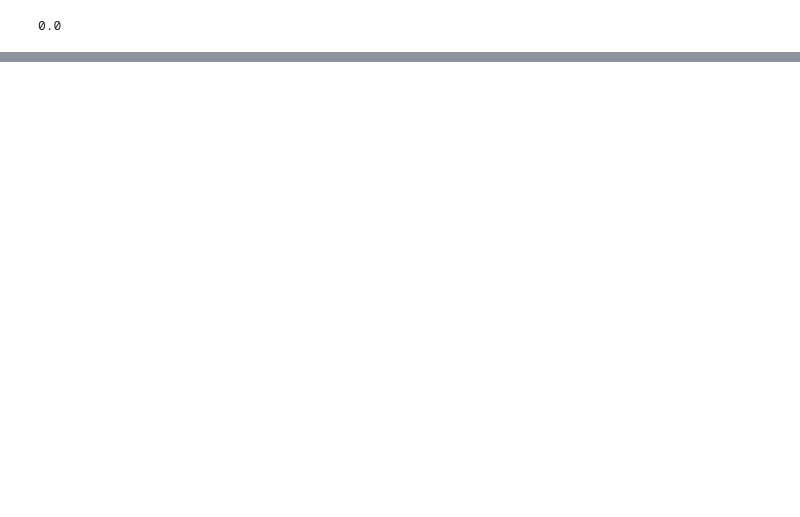
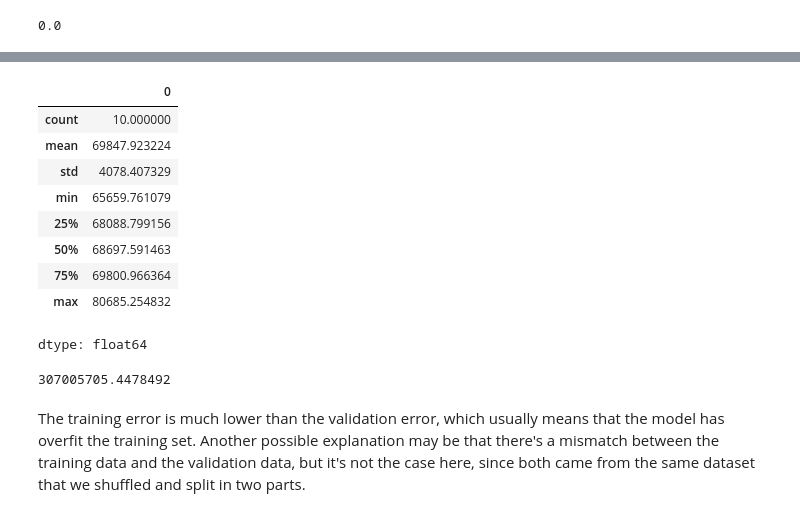
Before and after one commit to Done-Yang/CSS_Layout_learning, a Jupyter notebook: starterproject.ipynb, the cells around one changed output, grey strips where cells are left out. Drawn from its saved outputs; the diff is of its cells as text; code cells hidden in the pictures; blank space fills up the shorter version.

```diff
--- a/starterproject.ipynb
+++ b/starterproject.ipynb
@@ -1315,0 +1336,16 @@ tree_rmse
+# %%
+#To computes the error stats for the linear model
+lin_rmses = -cross_val_score(lin_reg, housing, housing_labels,
+                              scoring="neg_root_mean_squared_error", cv=10)
+pd.Series(lin_rmses).describe()
+# %% [output]
+|  | 0 |
+| count | 10.000000 |
+| mean | 69847.923224 |
+| std | 4078.407329 |
+| min | 65659.761079 |
+| 25% | 68088.799156 |
+| 50% | 68697.591463 |
+| 75% | 69800.966364 |
+| max | 80685.254832 |
+dtype: float64
@@ -1315,0 +1359,11 @@ tree_rmse
+# %%
+## Let's compare this RMSE measured using cross-validation (the "validation error") with the RMSE measured on the training set (the "training error"):
+
+forest_reg.fit(housing, housing_labels)
+housing_predictions = forest_reg.predict(housing)
+forest_rmse = mean_squared_error(housing_labels, housing_predictions)
+forest_rmse
+# %% [output]
+307005705.4478492
+# %% [markdown]
+The training error is much lower than the validation error, which usually means that the model has overfit the training set. Another possible explanation may be that there's a mismatch between the training data and the validation data, but it's not the case here, since both came from the same dataset that we shuffled and split in two parts.
```
Also changed, not shown: parts of 9 cells of this notebook.
